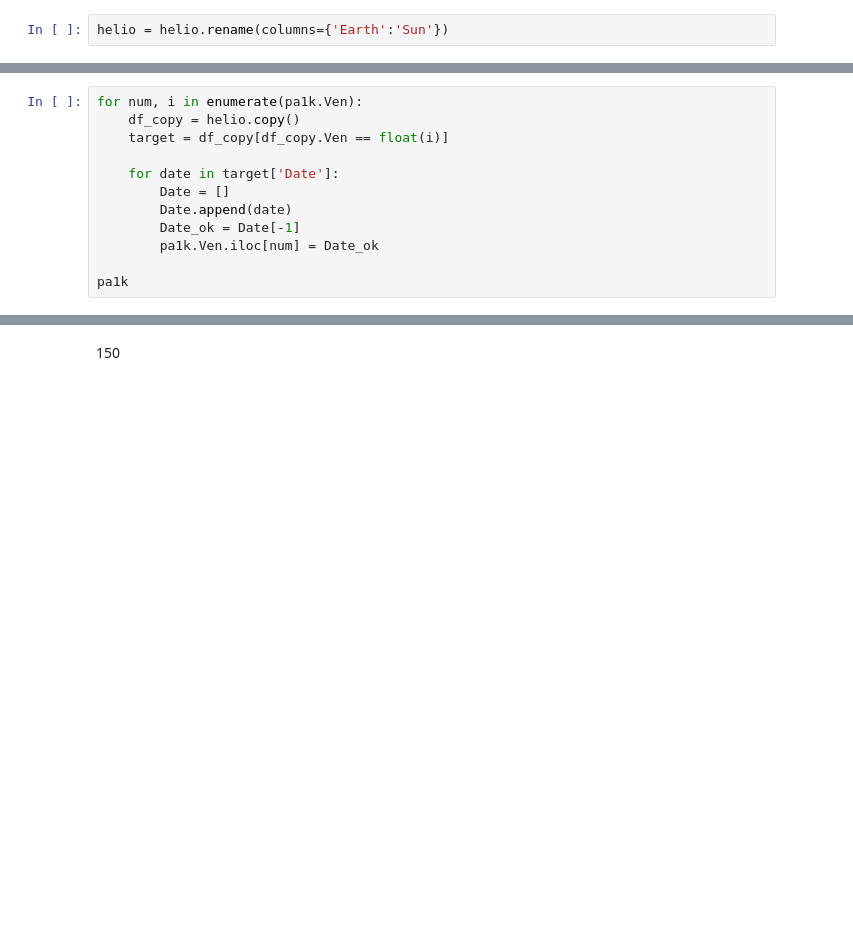
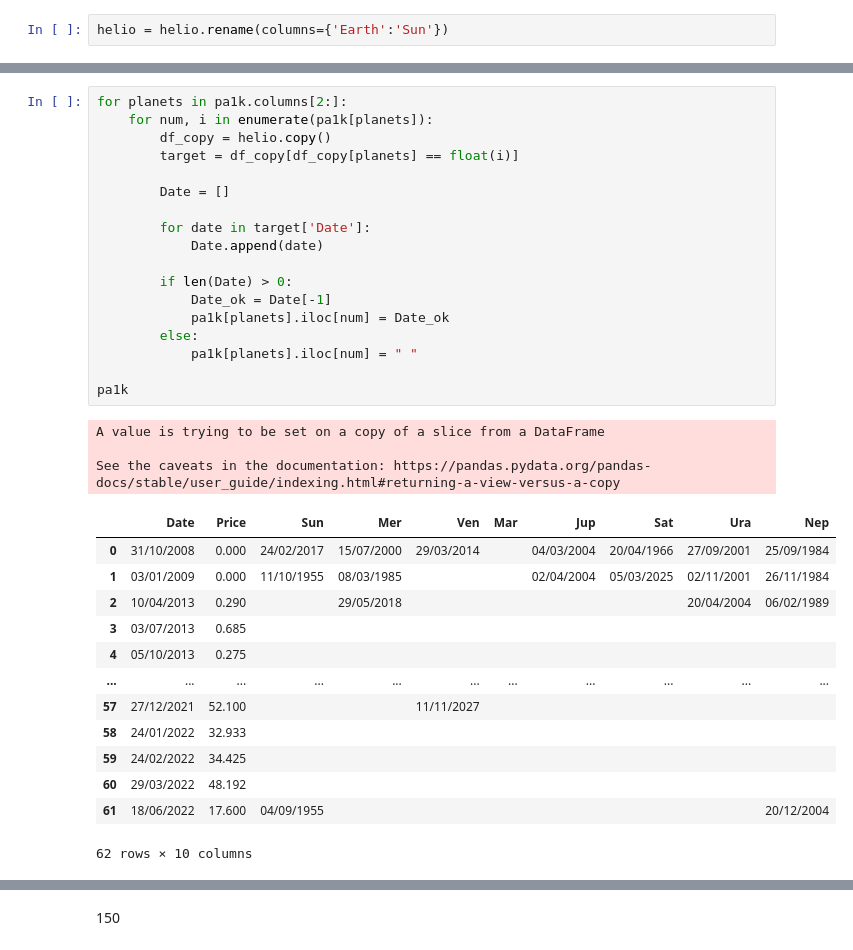
Before and after one commit to amirlehmam/MEMOIREPROPRE, a Jupyter notebook: PIPELINE.ipynb, the cells around one changed output, grey strips where cells are left out. Cells and saved outputs as stored; diff of their text form; blank space fills up the shorter version.

```diff
--- a/PIPELINE.ipynb
+++ b/PIPELINE.ipynb
@@ -4045,12 +4394,35 @@ pa1k.Ven
 # %%
-for num, i in enumerate(pa1k.Ven):
-    df_copy = helio.copy()
-    target = df_copy[df_copy.Ven == float(i)]
+for planets in pa1k.columns[2:]:
+    for num, i in enumerate(pa1k[planets]):
+        df_copy = helio.copy()
+        target = df_copy[df_copy[planets] == float(i)]
 
-    for date in target['Date']:
         Date = []
-        Date.append(date)
-        Date_ok = Date[-1]
-        pa1k.Ven.iloc[num] = Date_ok
+
+        for date in target['Date']:
+            Date.append(date)
+
+        if len(Date) > 0:
+            Date_ok = Date[-1]
+            pa1k[planets].iloc[num] = Date_ok
+        else:
+            pa1k[planets].iloc[num] = " "
 
 pa1k
+# %% [output]
+A value is trying to be set on a copy of a slice from a DataFrame
+
+See the caveats in the documentation: https://pandas.pydata.org/pandas-docs/stable/user_guide/indexing.html#returning-a-view-versus-a-copy
+|  | Date | Price | Sun | Mer | Ven | Mar | Jup | Sat | Ura | Nep |
+| 0 | 31/10/2008 | 0.000 | 24/02/2017 | 15/07/2000 | 29/03/2014 |  | 04/03/2004 | 20/04/1966 | 27/09/2001 | 25/09/1984 |
+| 1 | 03/01/2009 | 0.000 | 11/10/1955 | 08/03/1985 |  |  | 02/04/2004 | 05/03/2025 | 02/11/2001 | 26/11/1984 |
+| 2 | 10/04/2013 | 0.290 |  | 29/05/2018 |  |  |  |  | 20/04/2004 | 06/02/1989 |
+| 3 | 03/07/2013 | 0.685 |  |  |  |  |  |  |  |  |
+| 4 | 05/10/2013 | 0.275 |  |  |  |  |  |  |  |  |
+| ... | ... | ... | ... | ... | ... | ... | ... | ... | ... | ... |
+| 57 | 27/12/2021 | 52.100 |  |  | 11/11/2027 |  |  |  |  |  |
+| 58 | 24/01/2022 | 32.933 |  |  |  |  |  |  |  |  |
+| 59 | 24/02/2022 | 34.425 |  |  |  |  |  |  |  |  |
+| 60 | 29/03/2022 | 48.192 |  |  |  |  |  |  |  |  |
+| 61 | 18/06/2022 | 17.600 | 04/09/1955 |  |  |  |  |  |  | 20/12/2004 |
+62 rows × 10 columns
```
Also changed, not shown: parts of 84 cells of this notebook.
